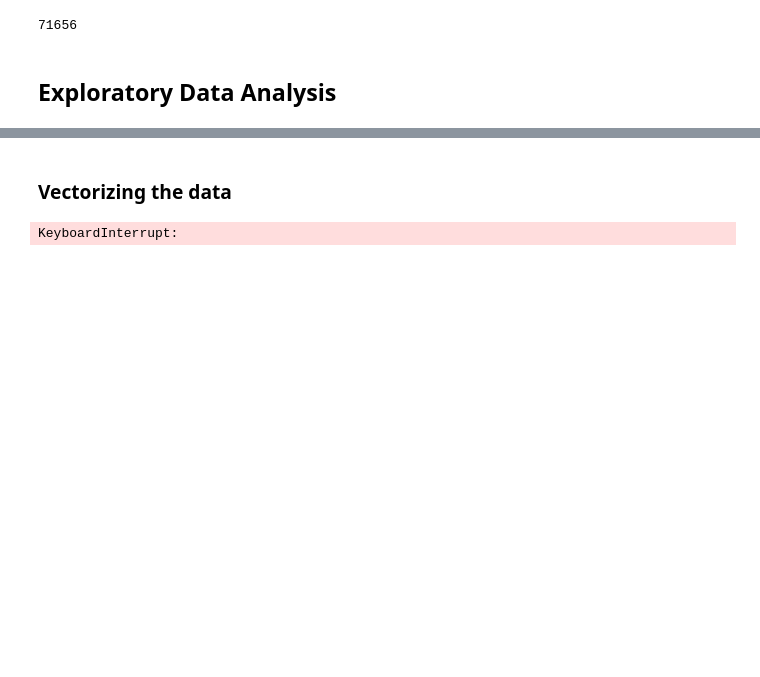
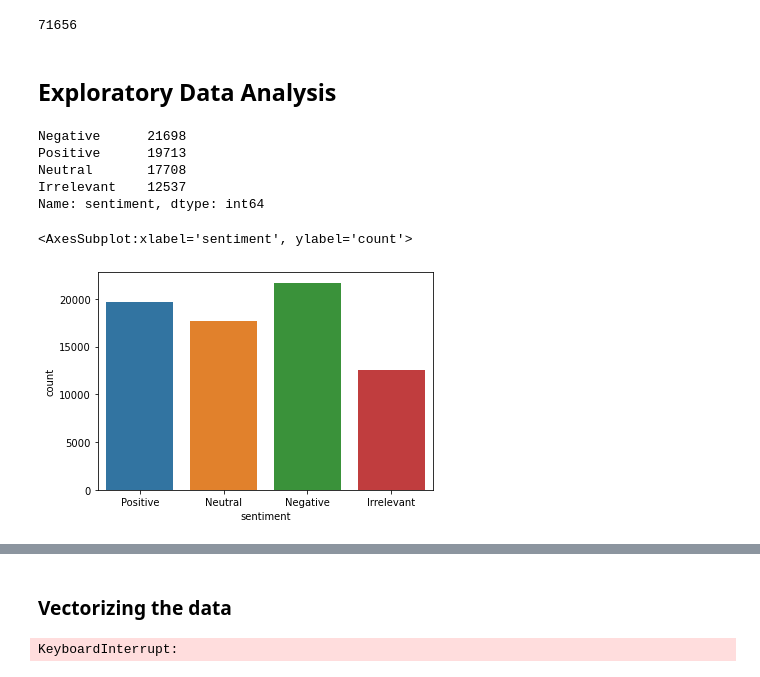
Before and after one commit to Amaki1/Twitter-Sentiment-Analysis, a Jupyter notebook: Twitter sentiment analysis.ipynb, the cells around one changed output, grey strips where cells are left out. Saved outputs shown, nothing was run; the diff lists cells and outputs as text; code cells hidden in the pictures; blank space fills up the shorter version.

Commit message:
Added Exploratory Data Analysis

```diff
--- a/Twitter sentiment analysis.ipynb
+++ b/Twitter sentiment analysis.ipynb
@@ -84,3 +84,16 @@ len(new_data.index)
 71656
 # %% [markdown]
 ## Exploratory Data Analysis
+# %%
+new_data['sentiment'].value_counts()
+# %% [output]
+Negative      21698
+Positive      19713
+Neutral       17708
+Irrelevant    12537
+Name: sentiment, dtype: int64
+# %%
+sns.countplot(x=new_data['sentiment'])
+# %% [output]
+<AxesSubplot:xlabel='sentiment', ylabel='count'>
+[figure, added]
```
Also changed, not shown: parts of 1 cell of this notebook.
